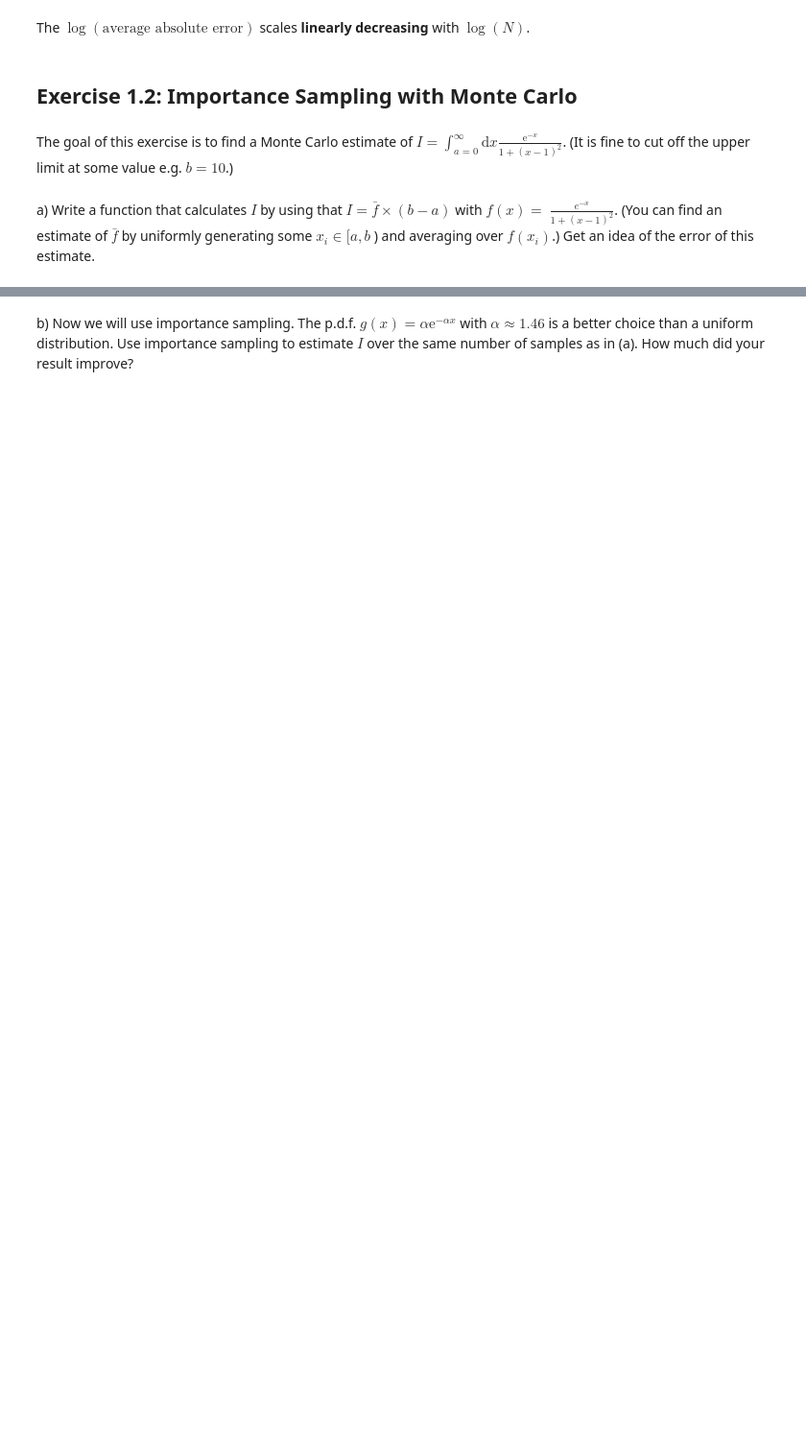
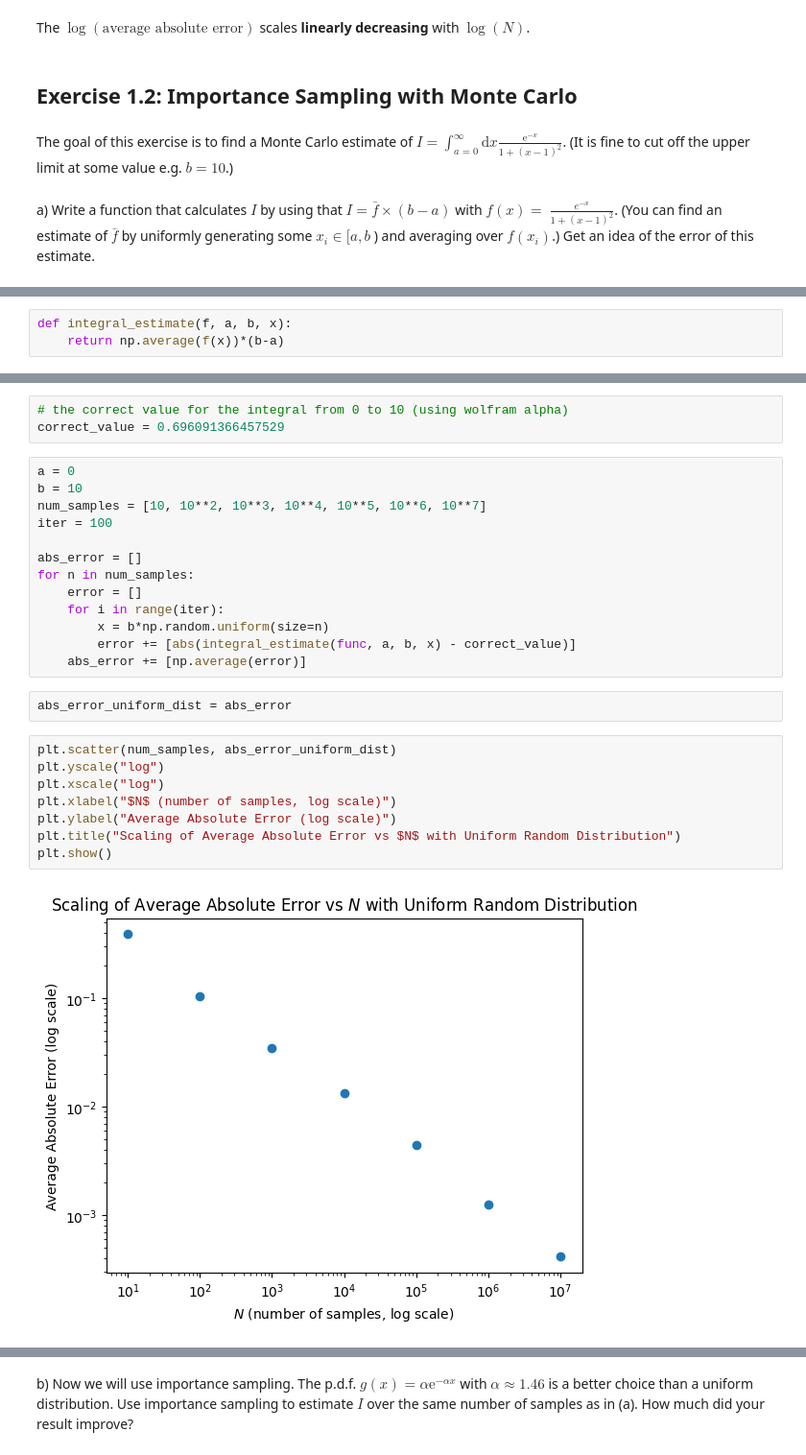
Before and after one commit to ericardomuten/TUM-PH2264, a Jupyter notebook: 1_classical_montecarlo/hw1_sub.ipynb, the cells around one changed output, grey strips where cells are left out. Shown at 96% size. Drawn from its saved outputs; the diff is of its cells as text; blank space fills up the shorter version.

```diff
--- a/1_classical_montecarlo/hw1_sub.ipynb
+++ b/1_classical_montecarlo/hw1_sub.ipynb
@@ -256,0 +265,3 @@ a) Write a function that calculates $I$ by using that $I=\bar{f} \times(b-a)$ wi
+# %%
+def integral_estimate(f, a, b, x):
+    return np.average(f(x))*(b-a)
@@ -256,0 +272,28 @@ a) Write a function that calculates $I$ by using that $I=\bar{f} \times(b-a)$ wi
+# %%
+# the correct value for the integral from 0 to 10 (using wolfram alpha)
+correct_value = 0.696091366457529
+# %%
+a = 0
+b = 10
+num_samples = [10, 10**2, 10**3, 10**4, 10**5, 10**6, 10**7]
+iter = 100
+
+abs_error = []
+for n in num_samples:
+    error = []
+    for i in range(iter):
+        x = b*np.random.uniform(size=n)
+        error += [abs(integral_estimate(func, a, b, x) - correct_value)]
+    abs_error += [np.average(error)]
+# %%
+abs_error_uniform_dist = abs_error
+# %%
+plt.scatter(num_samples, abs_error_uniform_dist)
+plt.yscale("log")
+plt.xscale("log")
+plt.xlabel("$N$ (number of samples, log scale)")
+plt.ylabel("Average Absolute Error (log scale)")
+plt.title("Scaling of Average Absolute Error vs $N$ with Uniform Random Distribution")
+plt.show()
+# %% [output]
+[figure, added]
```
Also changed, not shown: parts of 13 cells of this notebook.
